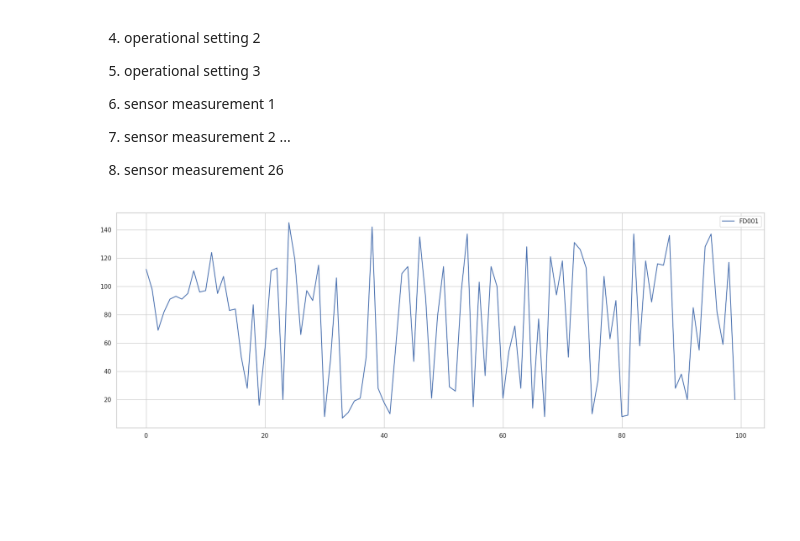
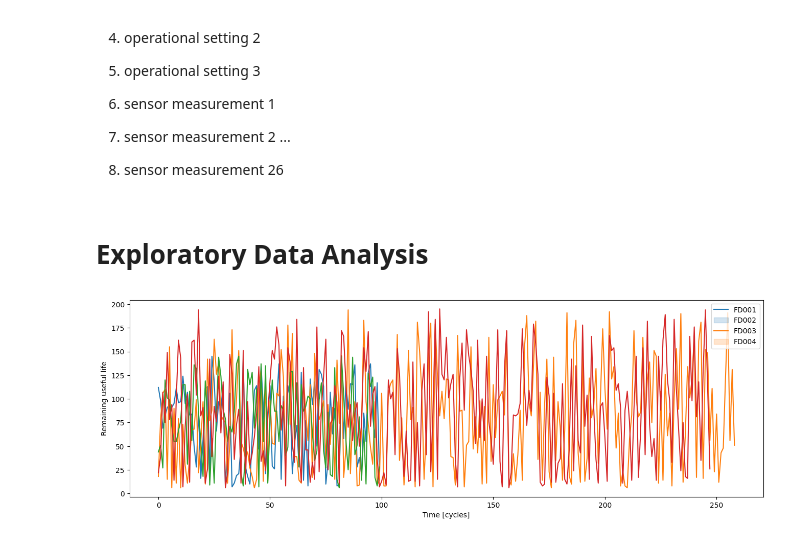
Before and after one commit to AmadejTratnik/c-mapss, a Jupyter notebook: Untitled.ipynb, the cells around one changed output. Drawn from its saved outputs; the diff is of its cells as text; code cells hidden in the pictures; blank space fills up the shorter version.

```diff
--- a/Untitled.ipynb
+++ b/Untitled.ipynb
@@ -26,5 +28,8 @@ import seaborn as sns
 # %%
 def read_rul_list(file_path:str) -> list:
+    '''
+    Function transforms txt.file RUL vectors into list of lists
+    '''
     l = []
     try:
         with open(file_path, "r") as file:
@@ -36,19 +41,23 @@ def read_rul_list(file_path:str) -> list:
     except Exception as e:
         print(f"An error occurred: {str(e)}")
     return l
+# %% [markdown]
+# Exploratory Data Analysis
 # %%
 N = 4
 all_ruls = []
-for i in range(1,2):
+for i in range(1,N+1):
     l = read_rul_list(f'data/RUL_FD00{i}.txt')
     all_ruls.append(l)
 # %%
-plt.figure(figsize=(21, 7))
+plt.figure(figsize=(16, 5))
 titles = []
 for i,l in enumerate(all_ruls):
     sns.lineplot(l)
     titles.append(f"FD00{i+1}")
 plt.legend(titles)
+plt.xlabel('Time [cycles]')
+plt.ylabel('Remaining useful life')
 plt.show()
 # %% [output]
-[figure, old version]
+[figure, new version]
```
Also changed, not shown: parts of 10 cells of this notebook, 8 other files.
